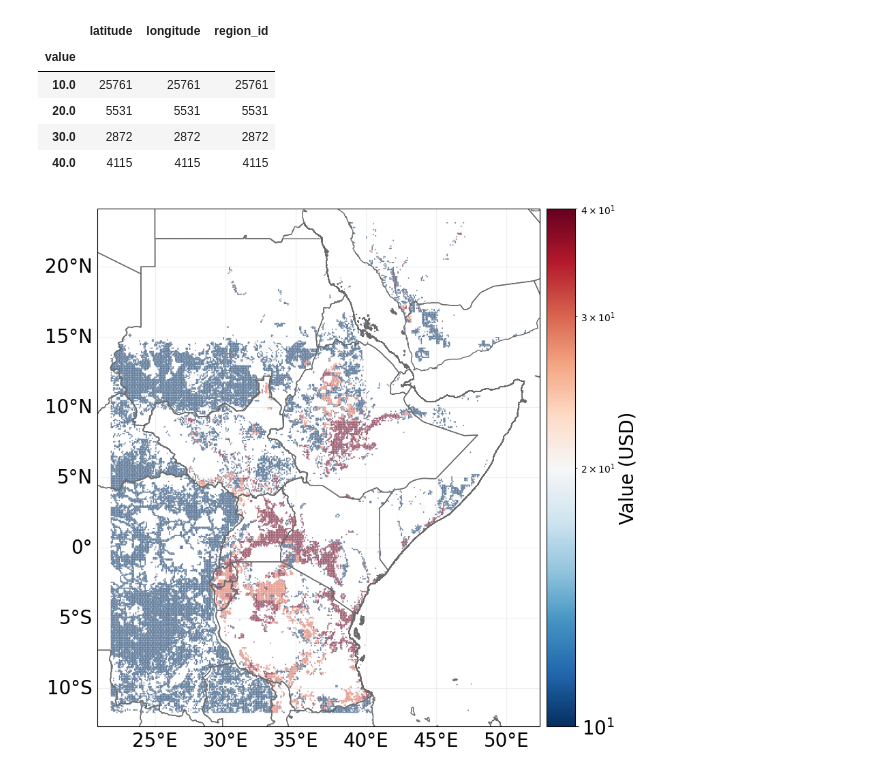
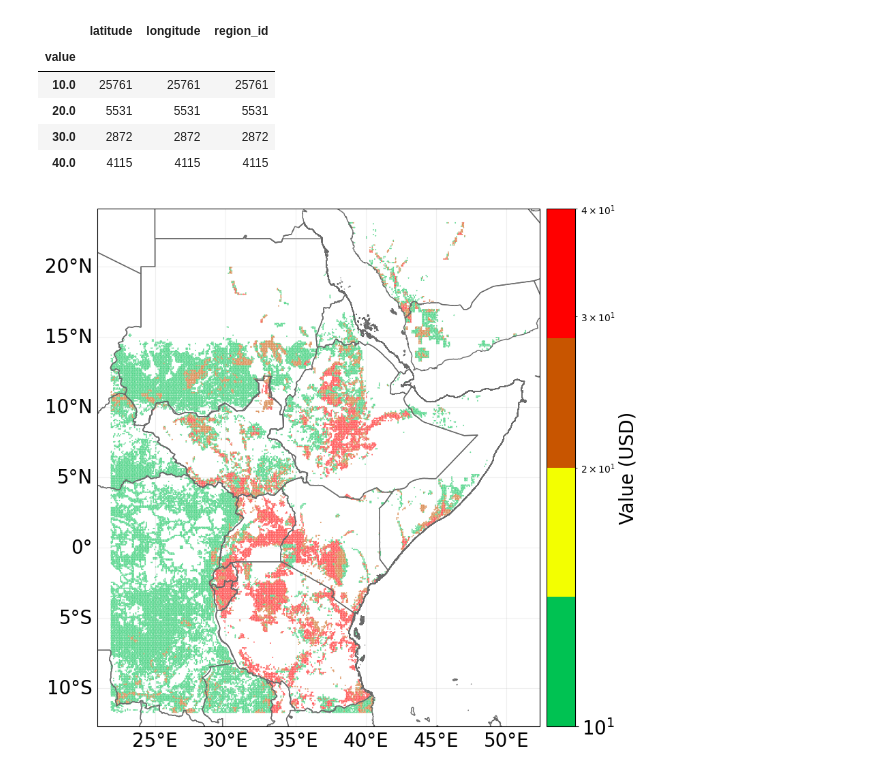
Before and after one commit to icpac-igad/ea-ibf-climada, a Jupyter notebook: drought/ibf_tamsat_wrsi.ipynb, the cells around one changed output. Saved outputs shown, nothing was run; the diff lists cells and outputs as text; code cells hidden in the pictures.

```diff
--- a/drought/ibf_tamsat_wrsi.ipynb
+++ b/drought/ibf_tamsat_wrsi.ipynb
@@ -864,36 +864,64 @@ wsd1['region_id']=1
 wsd1.to_csv('/home/ibf_output.csv',index=False)
 # %%
 from climada.entity import Exposures
+import matplotlib
+from matplotlib.colors import LinearSegmentedColormap
 
 import numpy as np
 from matplotlib import colors
 from matplotlib import pyplot as plt
 #from Configuration import *
 import os
 import pandas as pd
 
 import cartopy.crs as ccrs
 
 from cartopy.io.shapereader import Reader
 from cartopy.feature import ShapelyFeature
 
 #file_path = lp_csv_files[5] # define the full file path of the CSV-file
 
 file_path='/home/ibf_output.csv'
 
 
+def return_colormap():
+    """
+    Create colormap of matplotlib based on number of class and given colorcode
+
+    Parameters
+    ----------
+    params : class object
+        Input/Output parameter definitions.
+
+    Returns
+    -------
+    c_cmap : Object
+        matplotlib colormap.
+
+    """
+    c = matplotlib.colors.ColorConverter().to_rgb
+    colorlist=[c("#00c252"), c("#f3ff00"), c("#c85500"), c("#ff0000")]
+    color_code=colorlist
+    classif= [10, 20, 30, 40]
+    c_cmap = LinearSegmentedColormap.from_list("my_colormap",color_code, N=len(classif), gamma=1.0)
+    return c_cmap
+
+
+
 #file_path='/home/bulbul/Documents/07-2022/impact_weather_icpac/lab/ea_climada/KEN_2021.csv'
 new_exp = Exposures(pd.read_csv(file_path))
 new_exp.check()
 
 norm = colors.LogNorm(vmin=10, vmax=40)
 
-ax=new_exp.plot_hexbin(norm=norm, pop_name=False, cmap='RdBu_r', buffer=1)
+c_cmap=return_colormap()
+
+ax=new_exp.plot_hexbin(norm=norm, pop_name=False, cmap=c_cmap, buffer=1)
 
 #fname='/home/bulbul/Documents/07-2022/impact_weather_icpac/lab/ea_ibf_data_resources/exposure-data/gis/ea_global_background.shp'
 
 #ax.add_geometries(Reader(fname).geometries(),ccrs.PlateCarree(),facecolor='None')
 
-plt.savefig('/home/ibf.png', bbox_inches='tight')
+#plt.savefig('/home/ibf.png', bbox_inches='tight')
 # %% [output]
-[figure, old version]
+[figure, new version]
```
Also changed, not shown: parts of 1 cell of this notebook.
